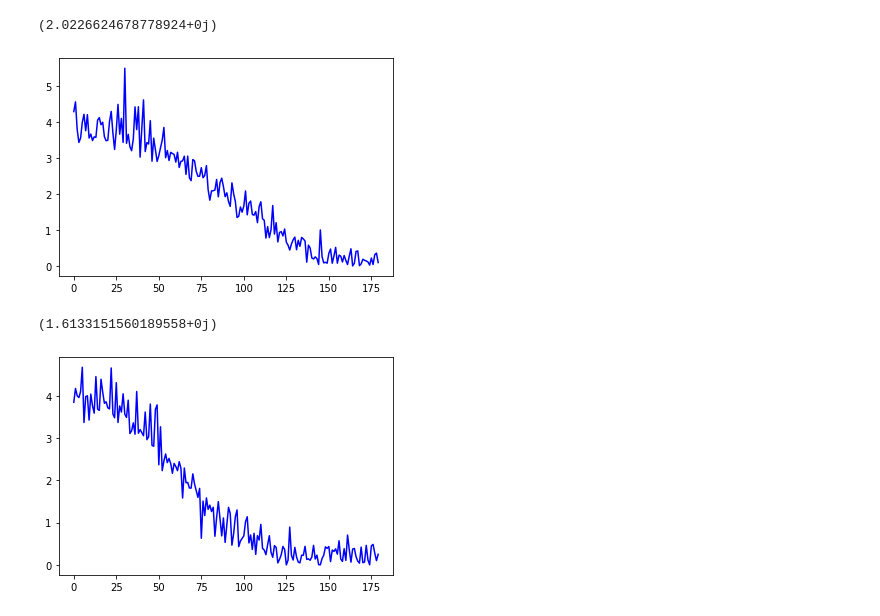
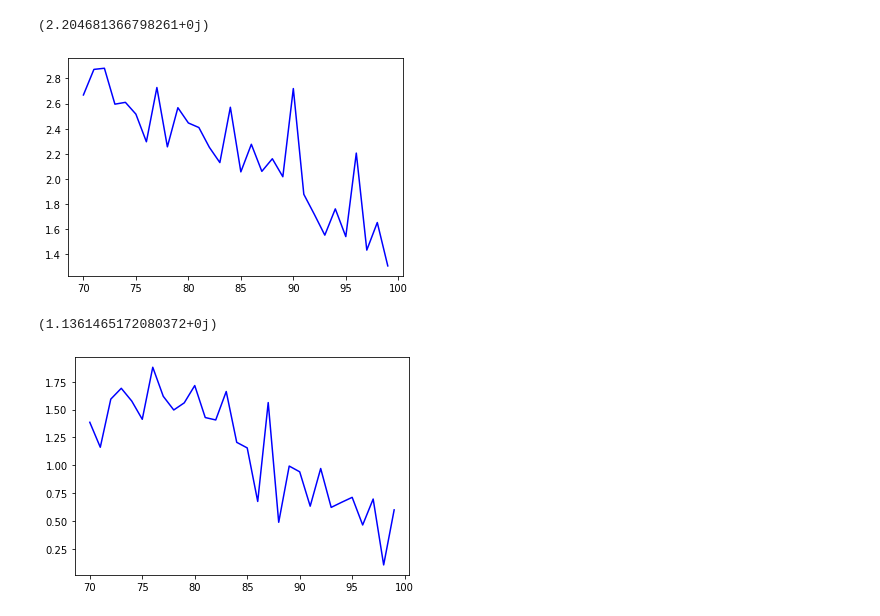
Before and after one commit to clnrp/logicqubit-algorithms, a Jupyter notebook: E91.ipynb, the cells around one changed output. Saved outputs shown, nothing was run; the diff lists cells and outputs as text; code cells hidden in the pictures.

```diff
--- a/E91.ipynb
+++ b/E91.ipynb
@@ -117,6 +117,7 @@ print(measure_B[:10])
 # %%
+# without eva
 step = 1
-angles = np.arange(0, 180, step)
+angles = np.arange(70, 100, step)
 result_without_eva = []
 for angle in angles:
     measure_A, measure_B = measurements(eva=False, attempts=200, angle=angle)
@@ -127,20 +128,21 @@ print(mean_without_eva)
 plt.plot(angles, result_without_eva, color='blue')
 plt.show()
 # %% [output]
-(2.0226624678778924+0j)
+(2.204681366798261+0j)
-[figure, old version]
+[figure, new version]
 # %%
+# with eva
 step = 1
-angles = np.arange(0, 180, step)
+angles = np.arange(70, 100, step)
 result_with_eva = []
 for angle in angles:
     measure_A, measure_B = measurements(eva=True, attempts=200, angle=angle)
     bell = bell_inequality(measure_A, measure_B)
     result_with_eva.append(bell)
 mean_with_eva = np.mean(result_with_eva)
 print(mean_with_eva)
 plt.plot(angles, result_with_eva, color='blue')
 plt.show()
 # %% [output]
-(1.6133151560189558+0j)
+(1.1361465172080372+0j)
-[figure, old version]
+[figure, new version]
```
Also changed, not shown: parts of 3 cells of this notebook, 7 other files.
